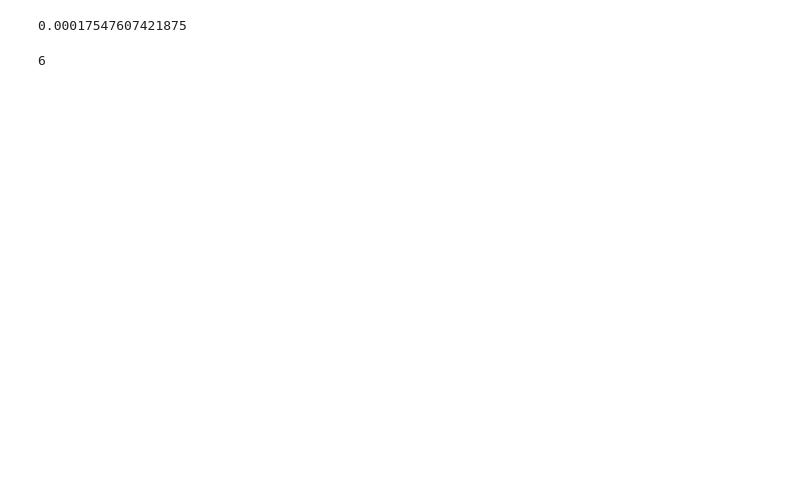
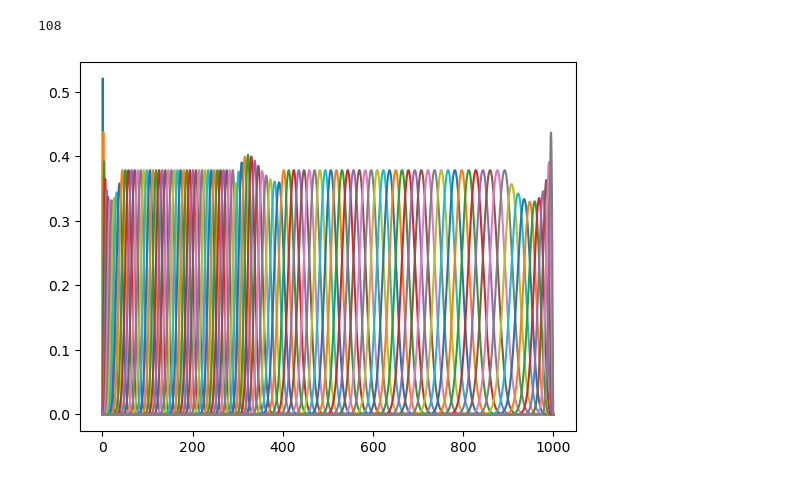
Before and after one commit to RexPlanalp/TDSE, a Jupyter notebook: testing/B-SplineTesting.ipynb, the cells around one changed output. Cells and saved outputs as stored; diff of their text form; code cells hidden in the pictures; blank space fills up the shorter version.

```diff
--- a/testing/B-SplineTesting.ipynb
+++ b/testing/B-SplineTesting.ipynb
@@ -1,29 +0,0 @@
-# %%
-from scipy.sparse import random as sparse_random
-import numpy as np
-
-# Generating two dense scipy sparse matrices
-# Using a high density value to ensure the matrices are very dense
-density = 0.50  # 90% of the elements will be non-zero
-
-# Matrix dimensions
-rows, cols = 100, 100
-
-# Creating two dense matrices
-matrix1 = sparse_random(rows, cols, density=density, format='csr', dtype=np.float64)
-matrix2 = sparse_random(rows, cols, density=density, format='csr', dtype=np.float64)
-import time
-start = time.time()
-matrix1 + matrix2
-end = time.time()
-print(end-start)
-# %% [output]
-0.00017547607421875
-# %%
-N = 15
-n = 6
-
-
-print(n%N)
-# %% [output]
-6
@@ -30,2 +31,43 @@ print(n%N)
+# %%
+dr = 0.01
+rmax = 1000
+r = np.arange(0,rmax+dr,dr)
+
+N_knots = 100
+order = 12
+
+
+linear = np.linspace(0,rmax/3,int(N_knots/2))
+
+
+a = 10
+x = np.linspace(np.sqrt((linear[-1])*a),np.sqrt(rmax*a),int(N_knots/2))
+quadratic = x**2 /a
+knots = np.append(linear,quadratic)
+
+for _ in range(order+1):
+    knots = np.insert(knots,0,0)
+    knots = np.append(knots,rmax)
+
+N_knots = len(knots)
+
+
+
+n_basis = len(knots) - order - 1
+
+basis_funcs = [BSpline(knots, (i == np.arange(n_basis)), order) for i in range(n_basis)[int(order/5):-int(order/5)-1]]
+
+
+
+n_basis = len(basis_funcs)
+
+print(n_basis)
+
+for i in range(n_basis):
+    plt.plot(r,basis_funcs[i](r))
+    #plt.xlim([0,10])
+# %% [output]
+108
+[figure, added]
 # %%
 # %% [output]
```
Also changed, not shown: parts of 4 cells of this notebook, 9 other files.
